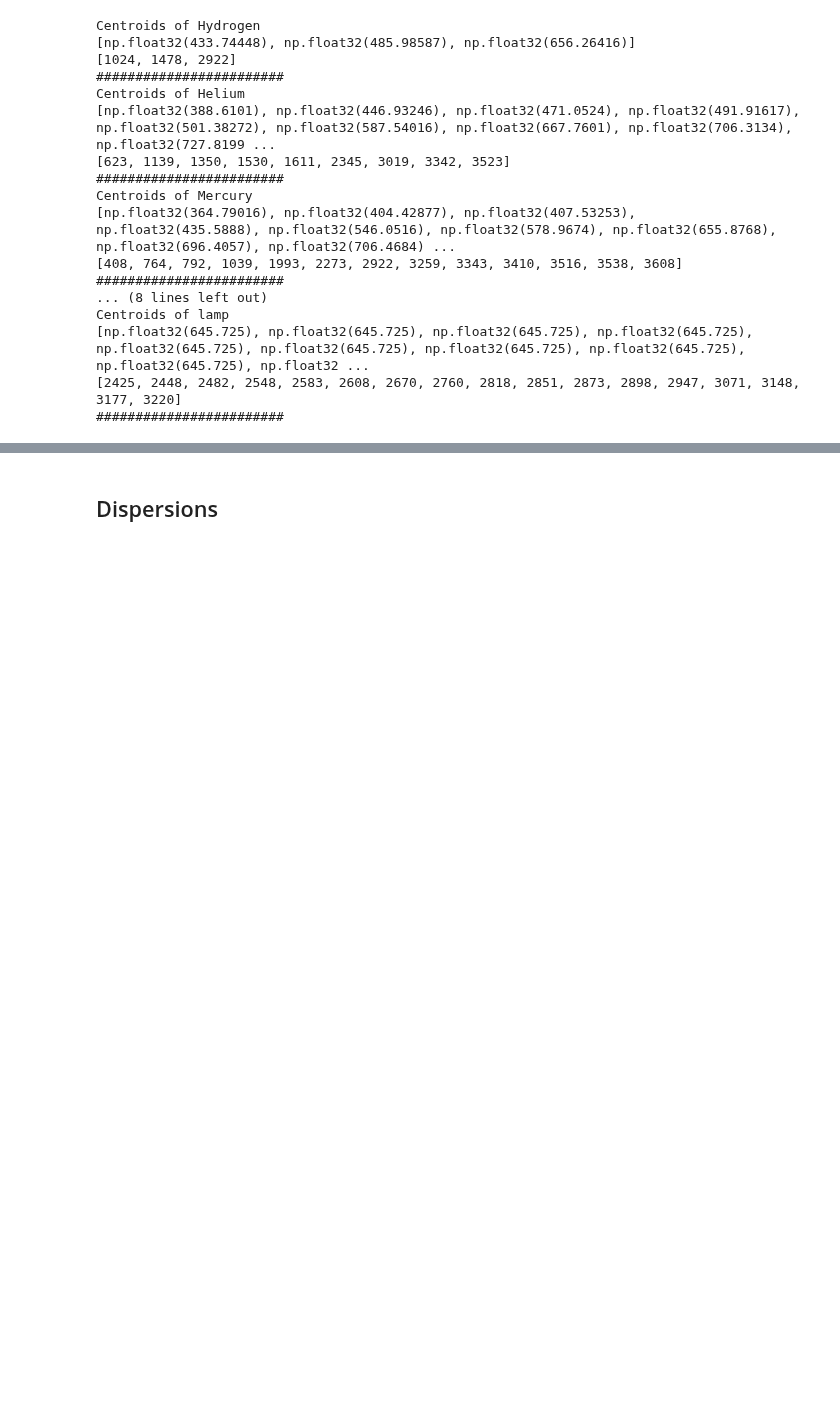
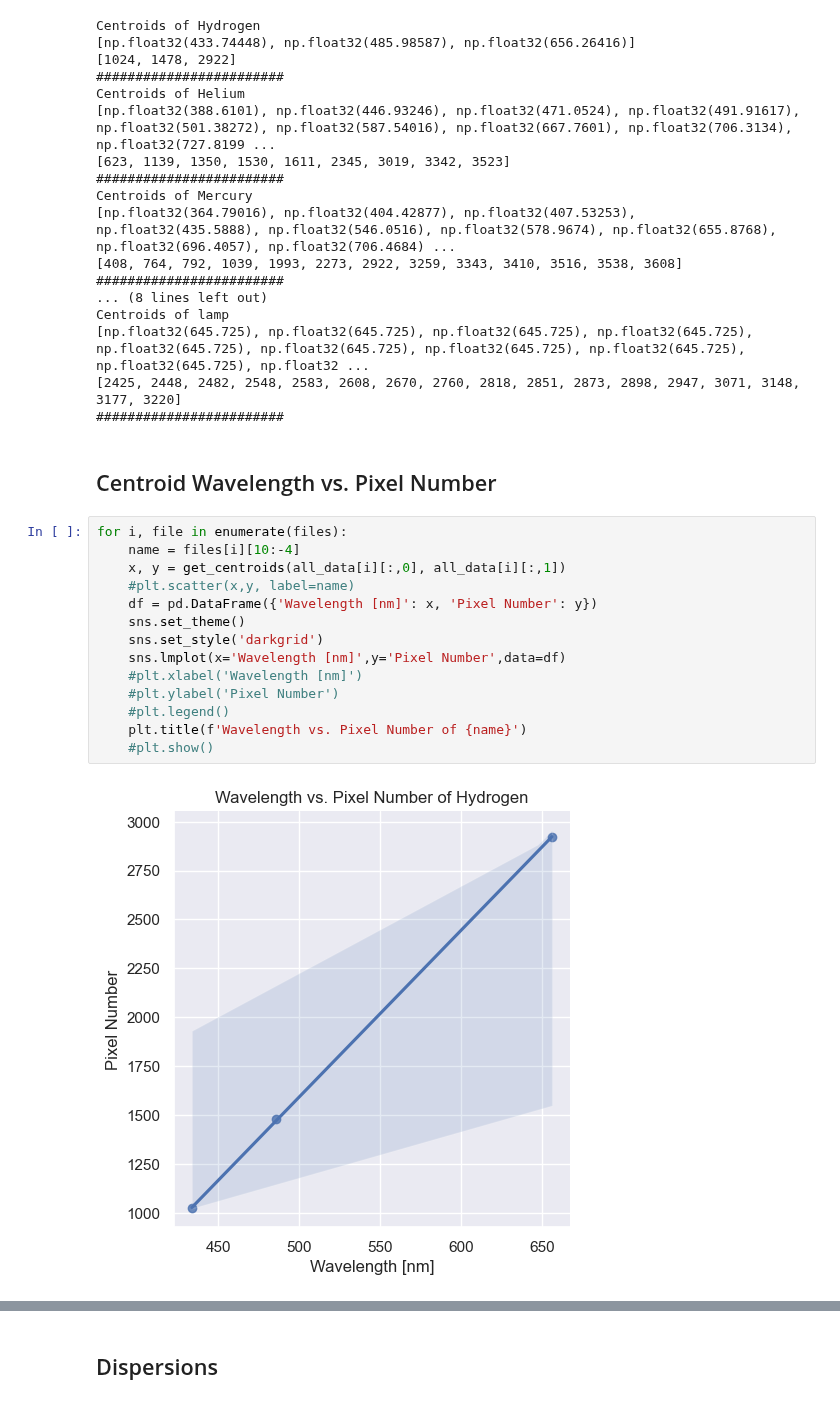
Before and after one commit to parkergeorge30/ASTRO150, a Jupyter notebook: Lab2.ipynb, the cells around one changed output, grey strips where cells are left out. Drawn from its saved outputs; the diff is of its cells as text; blank space fills up the shorter version.

```diff
--- a/Lab2.ipynb
+++ b/Lab2.ipynb
@@ -149,3 +163,21 @@ Centroids of lamp
 [np.float32(645.725), np.float32(645.725), np.float32(645.725), np.float32(645.725), np.float32(645.725), np.float32(645.725), np.float32(645.725), np.float32(645.725), np.float32(645.725), np.float32 ...
 [2425, 2448, 2482, 2548, 2583, 2608, 2670, 2760, 2818, 2851, 2873, 2898, 2947, 3071, 3148, 3177, 3220]
 ########################
+# %% [markdown]
+## Centroid Wavelength vs. Pixel Number
+# %%
+for i, file in enumerate(files):
+    name = files[i][10:-4]
+    x, y = get_centroids(all_data[i][:,0], all_data[i][:,1])
+    #plt.scatter(x,y, label=name)
+    df = pd.DataFrame({'Wavelength [nm]': x, 'Pixel Number': y})
+    sns.set_theme()
+    sns.set_style('darkgrid')
+    sns.lmplot(x='Wavelength [nm]',y='Pixel Number',data=df)
+    #plt.xlabel('Wavelength [nm]')
+    #plt.ylabel('Pixel Number')
+    #plt.legend()
+    plt.title(f'Wavelength vs. Pixel Number of {name}')
+    #plt.show()
+# %% [output]
+[figure, added]
```
Also changed, not shown: parts of 4 cells of this notebook.
